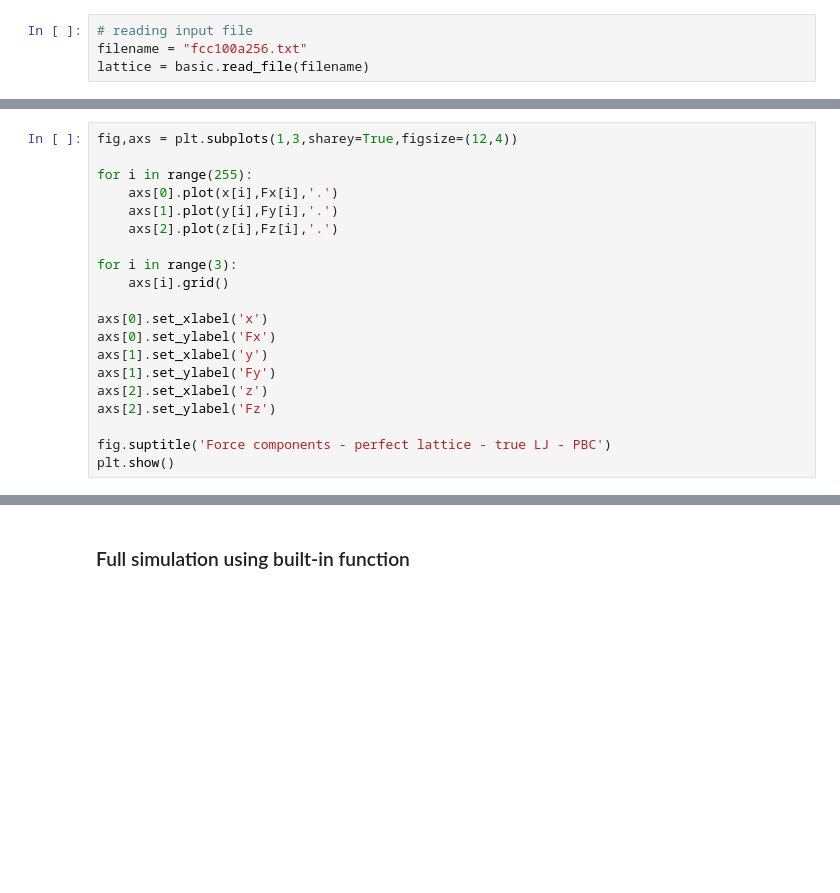
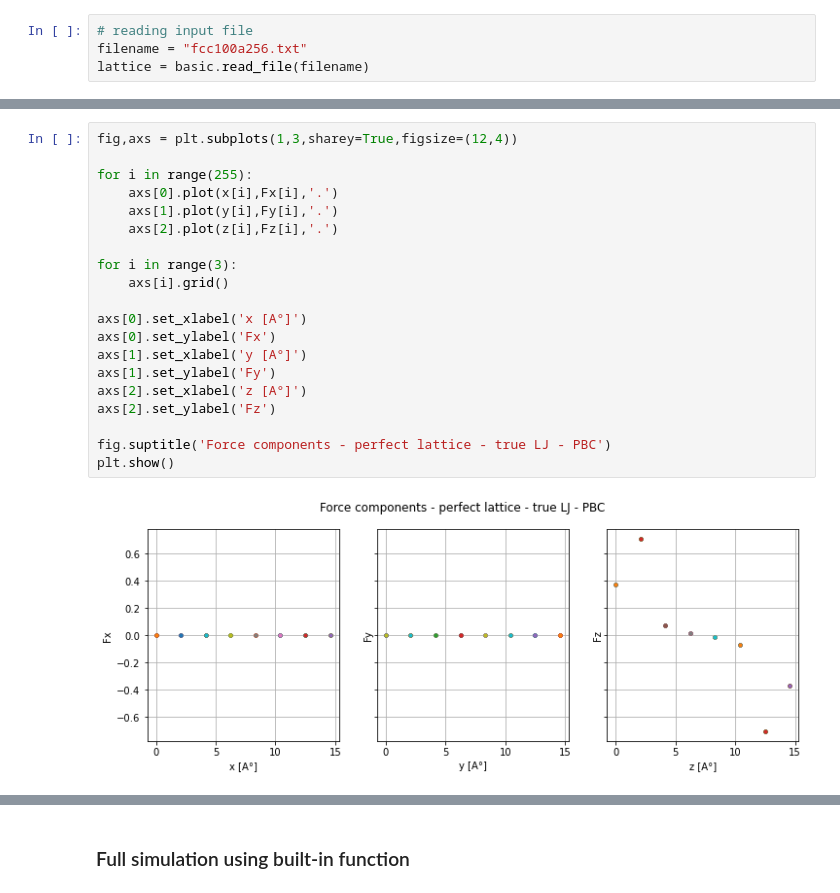
Before and after one commit to demetriomagatti/molecular_dynamics, a Jupyter notebook: molecular_dynamics.ipynb, the cells around one changed output, grey strips where cells are left out. Cells and saved outputs as stored; diff of their text form; blank space fills up the shorter version.

```diff
--- a/molecular_dynamics.ipynb
+++ b/molecular_dynamics.ipynb
@@ -106,23 +123,25 @@ plt.show()
 # %%
 fig,axs = plt.subplots(1,3,sharey=True,figsize=(12,4))
 
 for i in range(255):
     axs[0].plot(x[i],Fx[i],'.')
     axs[1].plot(y[i],Fy[i],'.')
     axs[2].plot(z[i],Fz[i],'.')
 
 for i in range(3):
     axs[i].grid()
 
-axs[0].set_xlabel('x')
+axs[0].set_xlabel('x [A°]')
 axs[0].set_ylabel('Fx')
-axs[1].set_xlabel('y')
+axs[1].set_xlabel('y [A°]')
 axs[1].set_ylabel('Fy')
-axs[2].set_xlabel('z')
+axs[2].set_xlabel('z [A°]')
 axs[2].set_ylabel('Fz')
 
 fig.suptitle('Force components - perfect lattice - true LJ - PBC')
 plt.show()
+# %% [output]
+[figure, added]
 # %%
 # initializing speed
 m_ag = 108*1.66e-27/16
```
Also changed, not shown: parts of 26 cells of this notebook, 2 other files.
